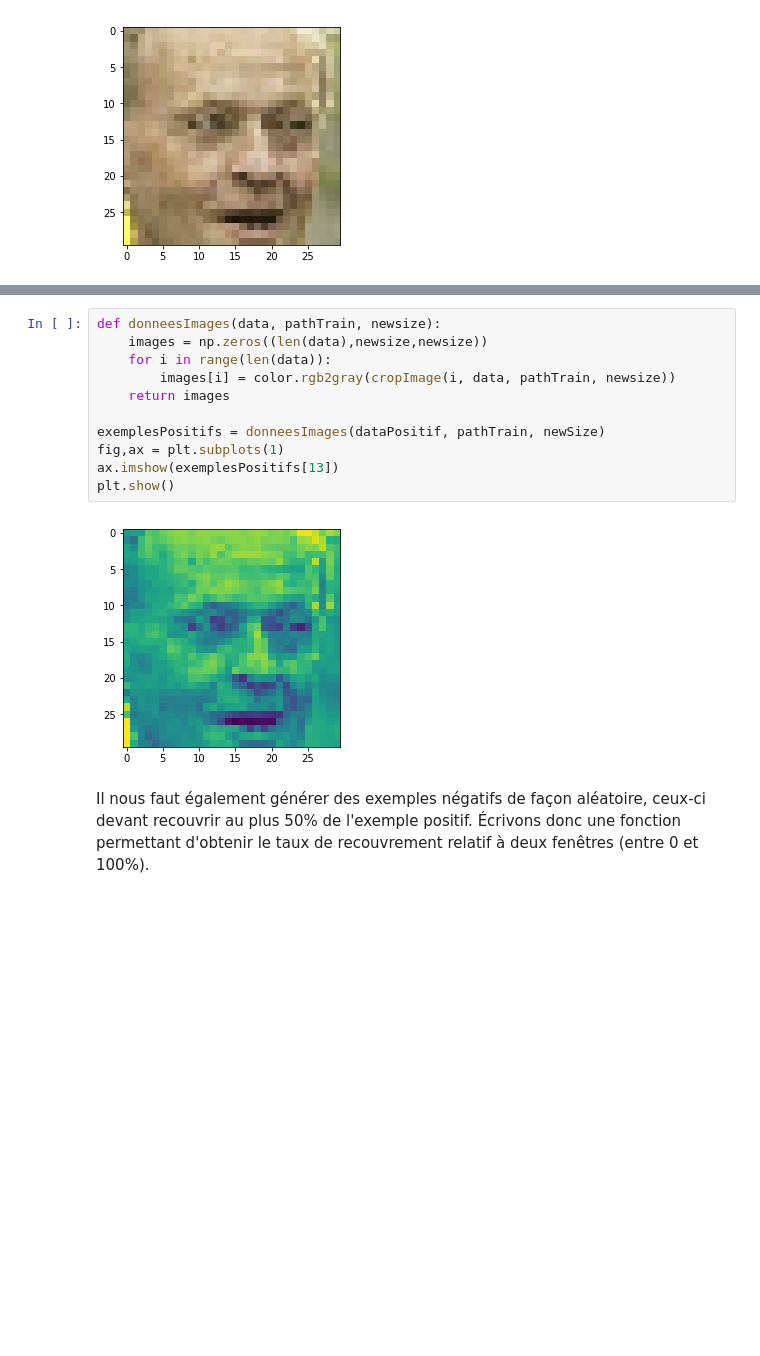
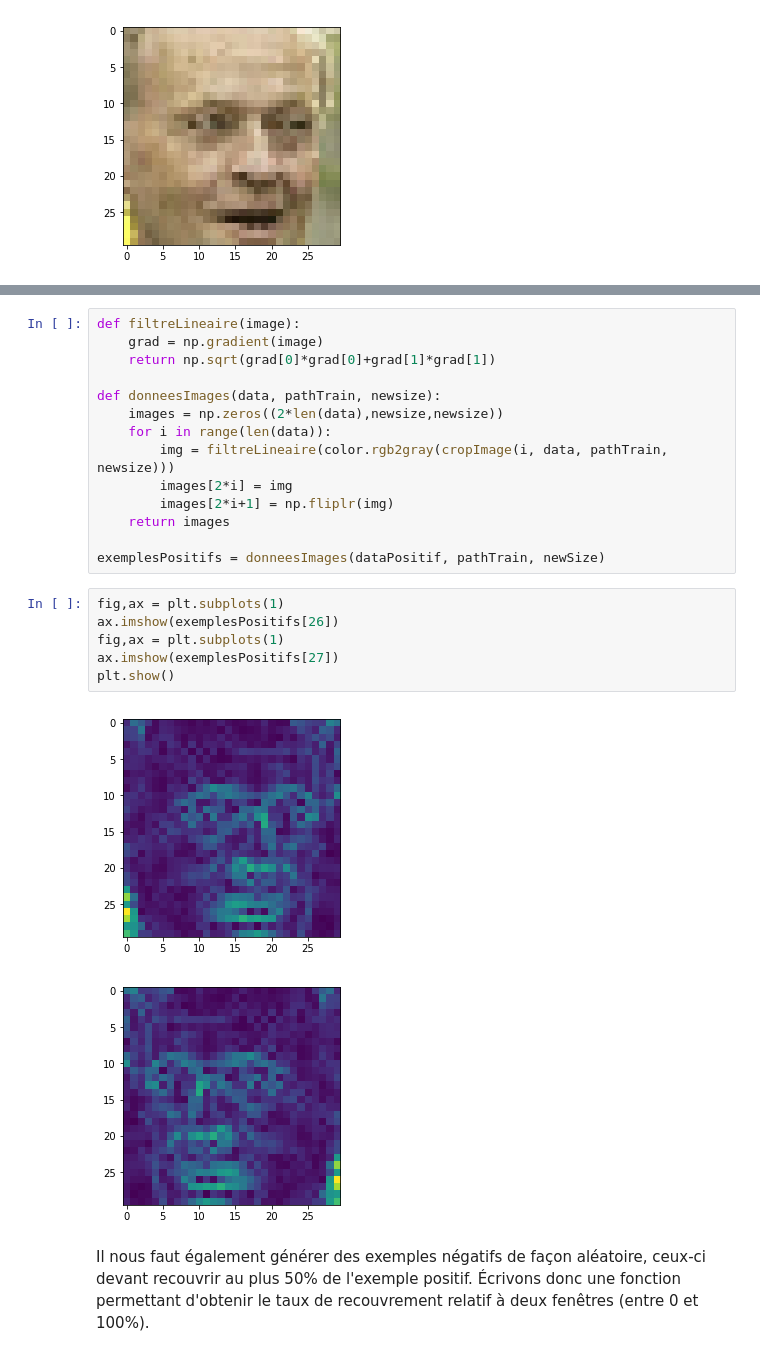
Before and after one commit to guillaumejounel/Face-detection, a Jupyter notebook: Projet - détection de visage.ipynb, the cells around one changed output, grey strips where cells are left out. Cells and saved outputs as stored; diff of their text form; blank space fills up the shorter version.

Commit message:
Image gradient + flipped images

```diff
--- a/Projet - détection de visage.ipynb
+++ b/Projet - détection de visage.ipynb
@@ -103,16 +105,26 @@ Grâce à la fonction précédente, nous obtenons nos exemples positifs d'appren
 # %%
+def filtreLineaire(image):
+    grad = np.gradient(image)
+    return np.sqrt(grad[0]*grad[0]+grad[1]*grad[1])
+
 def donneesImages(data, pathTrain, newsize):
-    images = np.zeros((len(data),newsize,newsize))
+    images = np.zeros((2*len(data),newsize,newsize))
     for i in range(len(data)):
-        images[i] = color.rgb2gray(cropImage(i, data, pathTrain, newsize))
+        img = filtreLineaire(color.rgb2gray(cropImage(i, data, pathTrain, newsize)))
+        images[2*i] = img
+        images[2*i+1] = np.fliplr(img)
     return images
 
 exemplesPositifs = donneesImages(dataPositif, pathTrain, newSize)
-fig,ax = plt.subplots(1)
-ax.imshow(exemplesPositifs[13])
-plt.show()
-# %% [output]
-[figure, removed]
+# %%
+fig,ax = plt.subplots(1)
+ax.imshow(exemplesPositifs[26])
+fig,ax = plt.subplots(1)
+ax.imshow(exemplesPositifs[27])
+plt.show()
+# %% [output]
+[figure, added]
+[figure, added]
 # %% [markdown]
 Il nous faut également générer des exemples négatifs de façon aléatoire, ceux-ci devant recouvrir au plus 50% de l'exemple positif. Écrivons donc une fonction permettant d'obtenir le taux de recouvrement relatif à deux fenêtres (entre 0 et 100%).
 # %%
```
Also changed, not shown: parts of 5 cells of this notebook, 1 other file.
